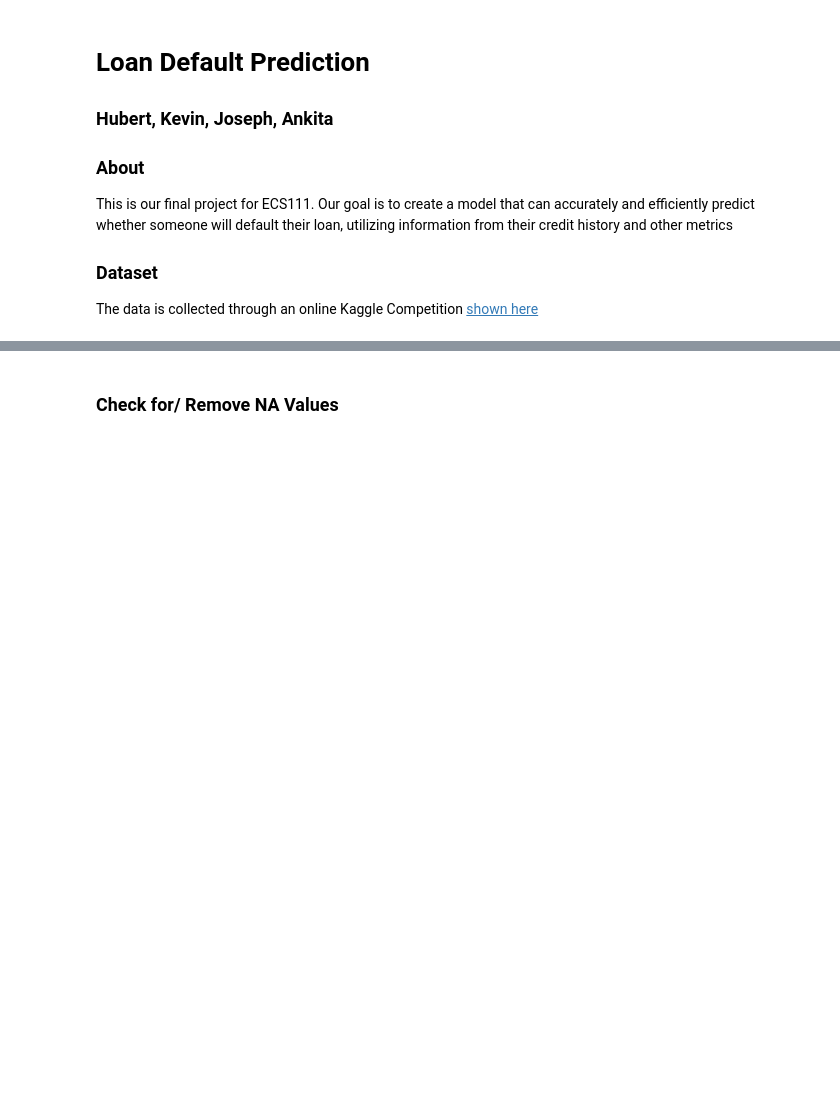
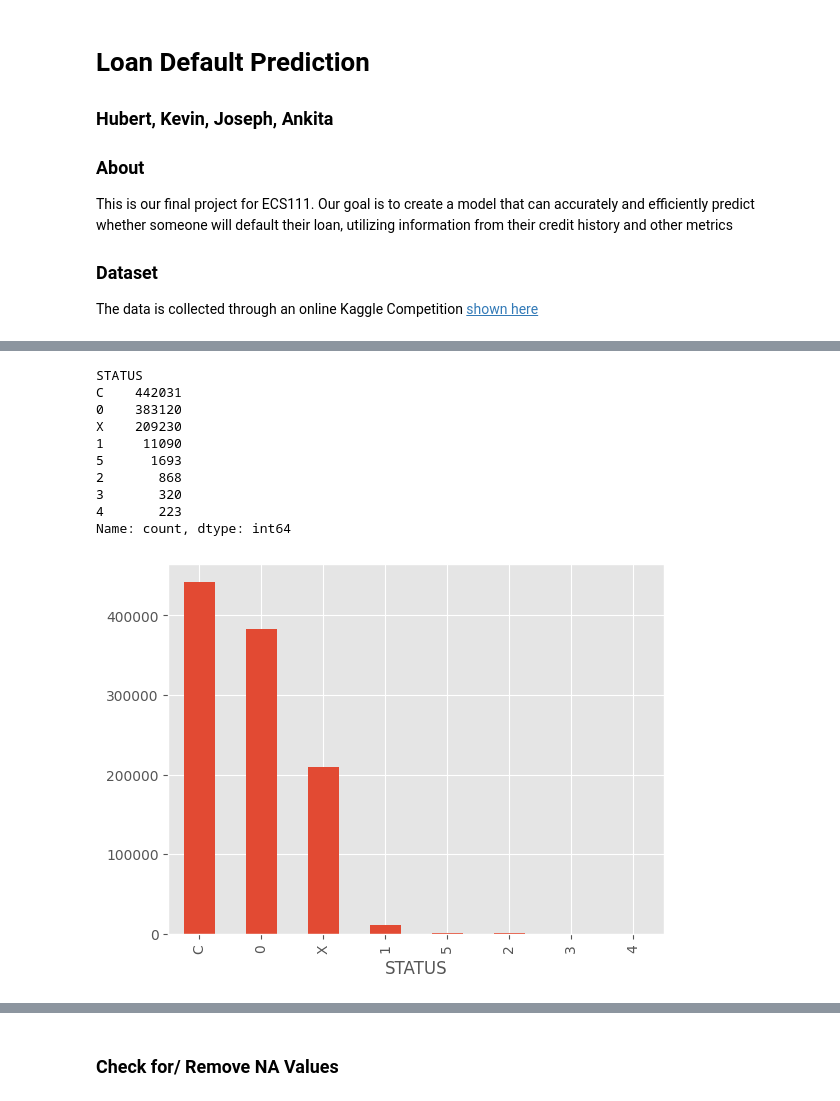
Before and after one commit to kevinguii/CreditCardApproval_ECS111, a Jupyter notebook: ecs111 project.ipynb, the cells around one changed output, grey strips where cells are left out. Cells and saved outputs as stored; diff of their text form; code cells hidden in the pictures; blank space fills up the shorter version.

```diff
--- a/ecs111 project.ipynb
+++ b/ecs111 project.ipynb
@@ -123,0 +109,15 @@ merged_data
+# %%
+credit_records['STATUS'].value_counts().plot(kind='bar')
+print(credit_records['STATUS'].value_counts())
+# %% [output]
+STATUS
+C    442031
+0    383120
+X    209230
+1     11090
+5      1693
+2       868
+3       320
+4       223
+Name: count, dtype: int64
+[figure, added]
```
Also changed, not shown: parts of 46 cells of this notebook.
